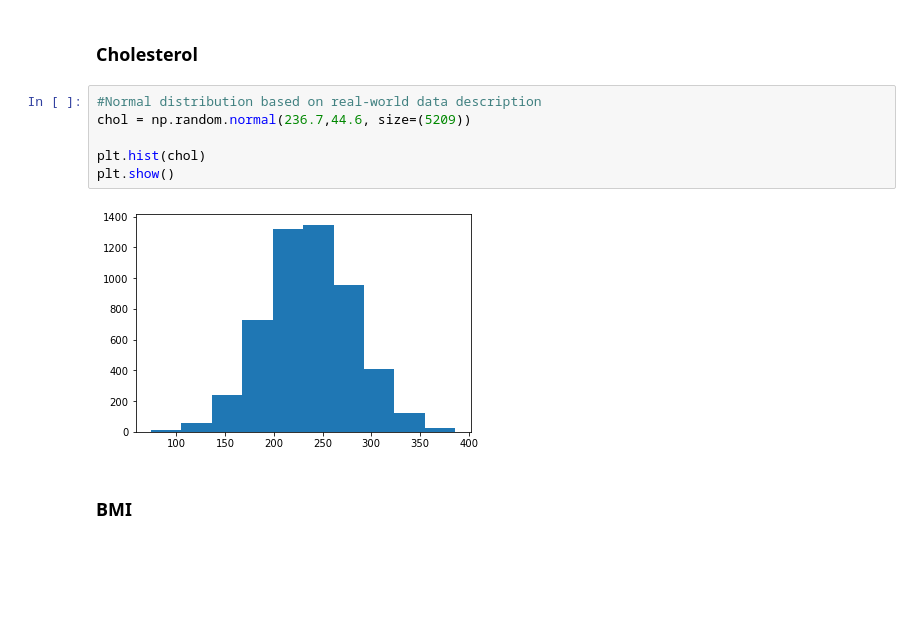
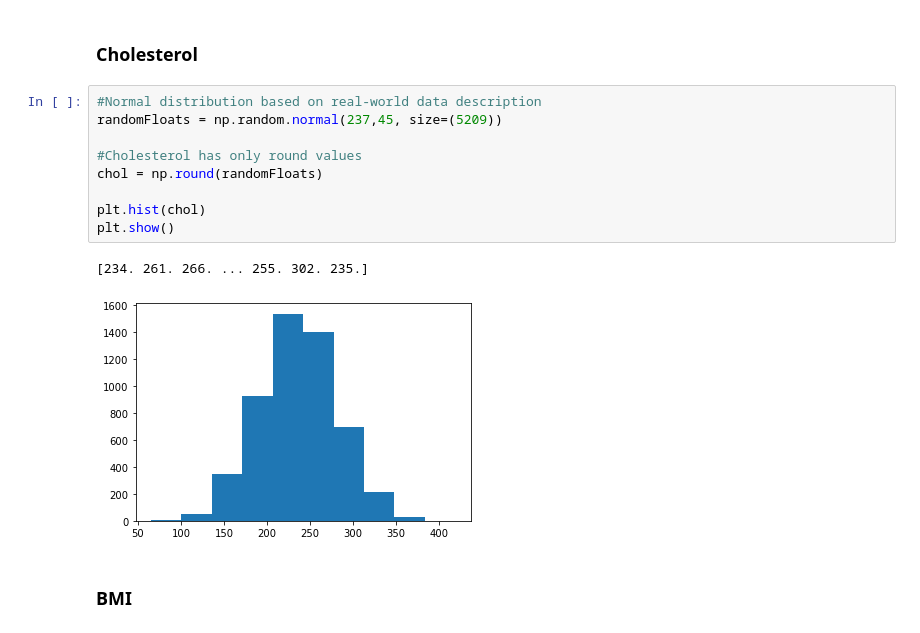
Before and after one commit to caioforteribeiro/progdaproject, a Jupyter notebook: simulation.ipynb, the cells around one changed output. Cells and saved outputs as stored; diff of their text form; blank space fills up the shorter version.

Commit message:
Rounded cholesterol values; added explanation on original dataset

```diff
--- a/simulation.ipynb
+++ b/simulation.ipynb
@@ -130,12 +137,16 @@ plt.show()
 ### Cholesterol
 # %%
 #Normal distribution based on real-world data description
-chol = np.random.normal(236.7,44.6, size=(5209))
+randomFloats = np.random.normal(237,45, size=(5209))
+
+#Cholesterol has only round values
+chol = np.round(randomFloats)
 
 plt.hist(chol)
 plt.show()
 # %% [output]
+[234. 261. 266. ... 255. 302. 235.]
-[figure, old version]
+[figure, new version]
 # %% [markdown]
 ### BMI
 # %%
```
Also changed, not shown: parts of 15 cells of this notebook.
